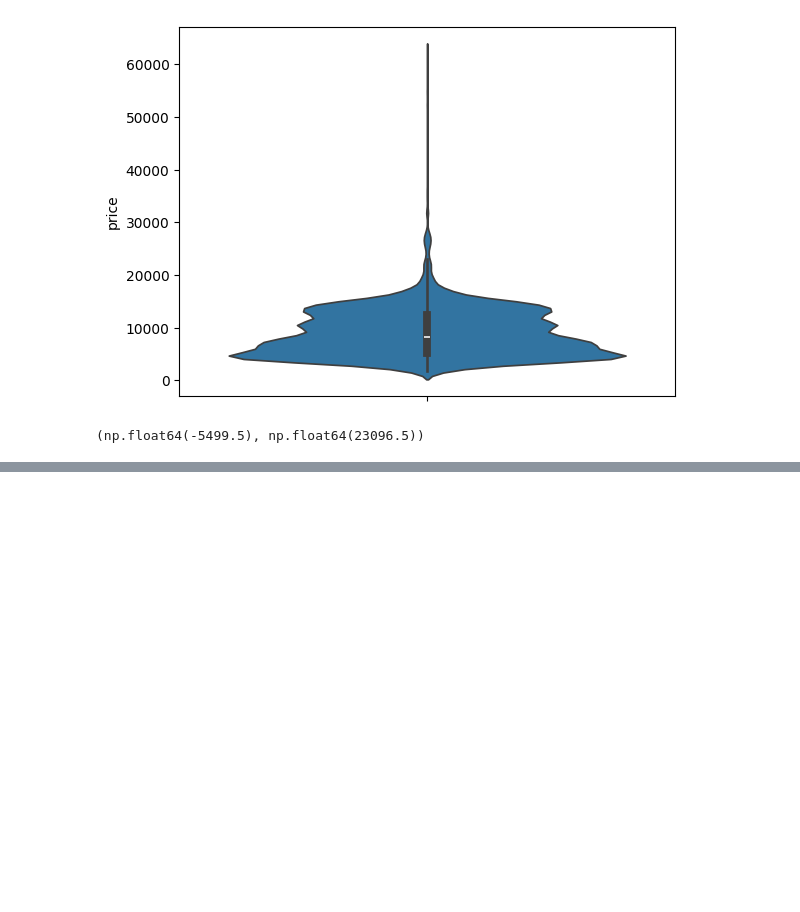
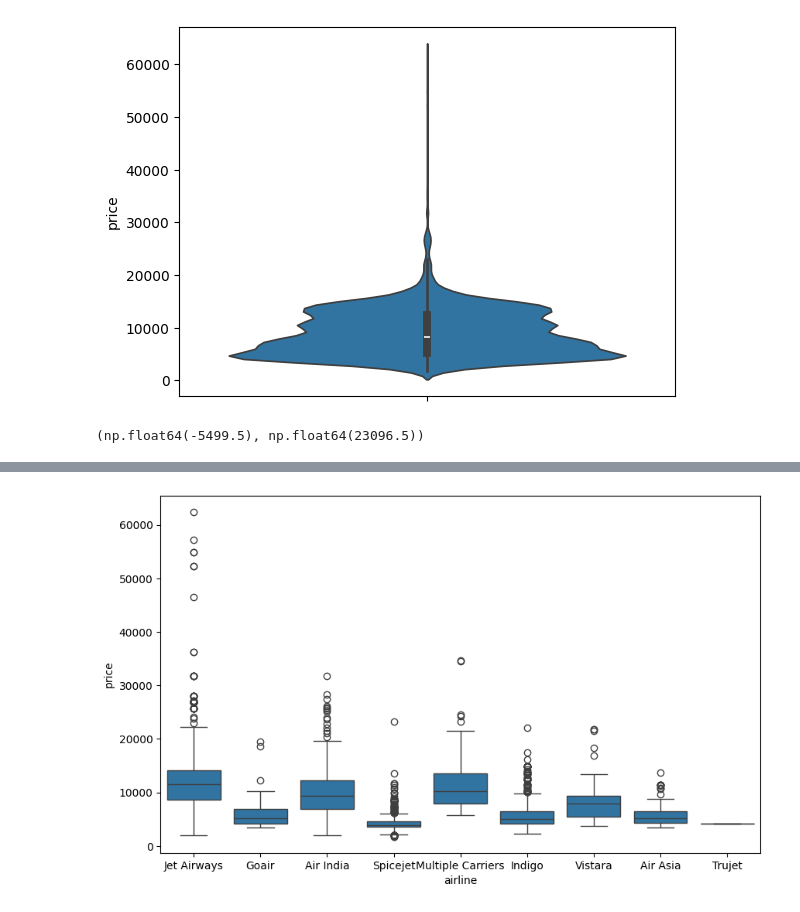
Before and after one commit to PRSOUBHAGYA/flights-price-prediction-sagemaker, a Jupyter notebook: notebook/eda.ipynb, the cells around one changed output, grey strips where cells are left out. Saved outputs shown, nothing was run; the diff lists cells and outputs as text; code cells hidden in the pictures; blank space fills up the shorter version.

```diff
--- a/notebook/eda.ipynb
+++ b/notebook/eda.ipynb
@@ -483,0 +494,6 @@ max_q = percentile_75 + (1.5*iqr)
+# %%
+plt.figure(figsize=(10,6))
+sns.boxplot(train_df,x='airline',y='price')
+plt.show()
+# %% [output]
+[figure, added]
```
Also changed, not shown: parts of 12 cells of this notebook.
